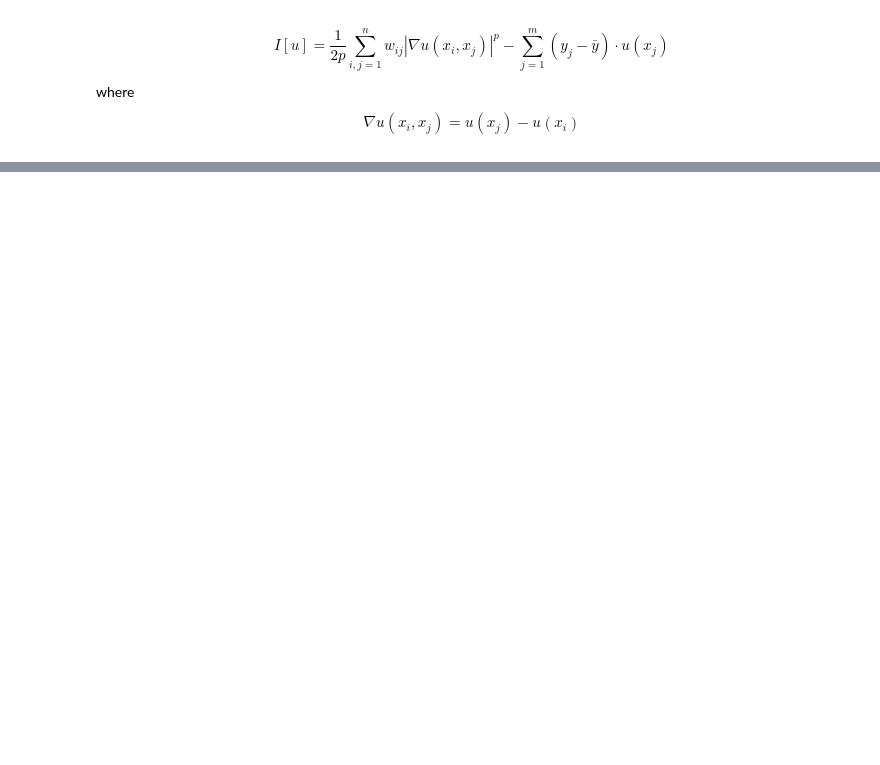
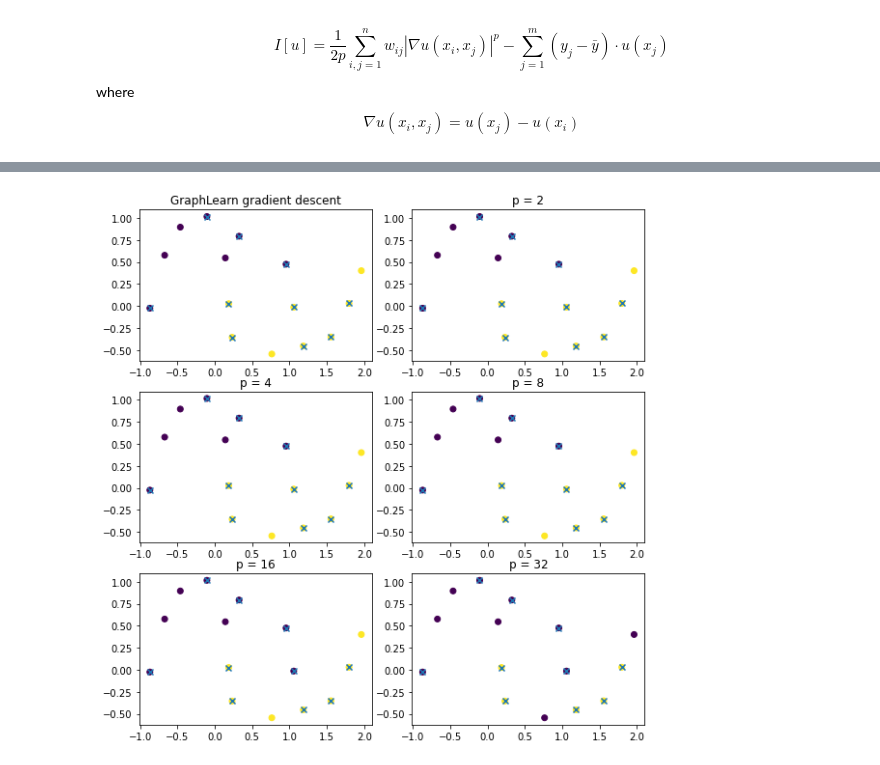
Before and after one commit to gstamatiou/optimal-classification, a Jupyter notebook: ppoison.ipynb, the cells around one changed output, grey strips where cells are left out. Cells and saved outputs as stored; diff of their text form; code cells hidden in the pictures; blank space fills up the shorter version.

Commit message:
Plot multiple p

```diff
--- a/ppoison.ipynb
+++ b/ppoison.ipynb
@@ -243,0 +237,65 @@ Custom solution values - GraphLearning solution values =
+# %%
+n = 15
+k = 2
+p_vals = [[0, 2], [4, 8], [16, 32]]
+
+# Array holding infos for each p
+info_str = p_vals
+
+# Generate training data and label sets
+X,labels = datasets.make_moons(n_samples=n,noise=0.1)
+W = gl.weightmatrix.knn(X,10).toarray()
+
+train_ind = gl.trainsets.generate(labels, rate=5)
+train_labels = labels[train_ind]
+m = train_ind.size
+
+y = np.zeros((m, k))
+for i in range(train_ind.size):
+    y[i] = euclidean_basis(train_labels[i], k)
+
+fig, ax = plt.subplots(nrows = len(p_vals), ncols = len(p_vals[0]), figsize = (8, 8))
+fig.tight_layout()
+
+# Run and plot for varying p
+for i in range(len(p_vals)):
+    for j in range(len(p_vals[i])):
+        p = p_vals[i][j]
+
+        if p == 0: # Apply GraphLearning
+            model = gl.ssl.poisson(W, solver='gradient_descent')
+            u = model.fit(train_ind, train_labels)
+            pred_labels = predict(u)
+
+            accuracy = gl.ssl.ssl_accuracy(pred_labels, labels, len(train_ind))
+            energy = np.around(penergy(u.flatten(), W, train_ind, y, 2), 2)
+
+            info_str[i][j] = f"########### GraphLearning\n"\
+                            f"Energy = {energy:.2f}\n"\
+                            f"Accuracy={accuracy:.2f}%"
+            ax[i, j].scatter(X[:,0],X[:,1], c=pred_labels)
+            ax[i, j].scatter(X[train_ind,0],X[train_ind,1], marker='x')
+            ax[i, j].set_title(f"GraphLearn gradient descent")
+
+        else: # Apply custom learning
+            my_u = gradient_ppoisson(W, train_ind, y, p)
+            my_pred_labels = predict(my_u)
+
+            discrepancies = np.count_nonzero(my_pred_labels - pred_labels)
+            accuracy = gl.ssl.ssl_accuracy(my_pred_labels, labels, len(train_ind))
+            energy = np.around(penergy(my_u.flatten(), W, train_ind, y, p), 2)
+            info_str[i][j] = f"########### Custom Gradient Descent for p = {p}\n"\
+                            f"Energy = {energy:.2f}\n"\
+                            f"Discrepancies = {discrepancies}"\
+                            f"\nAccuracy={accuracy:.2f}%"
+
+            ax[i, j].scatter(X[:,0],X[:,1], c=my_pred_labels)
+            ax[i, j].scatter(X[train_ind,0],X[train_ind,1], marker='x')
+            ax[i, j].set_title(f"p = {p}")
+
+for i in range(len(info_str)):
+    for j in range(len(info_str[0])):
+        print(info_str[i][j])
+
+plt.show()
+# %% [output]
@@ -243,0 +319 @@ Custom solution values - GraphLearning solution values =
+[figure, added]
```
Also changed, not shown: parts of 8 cells of this notebook.
